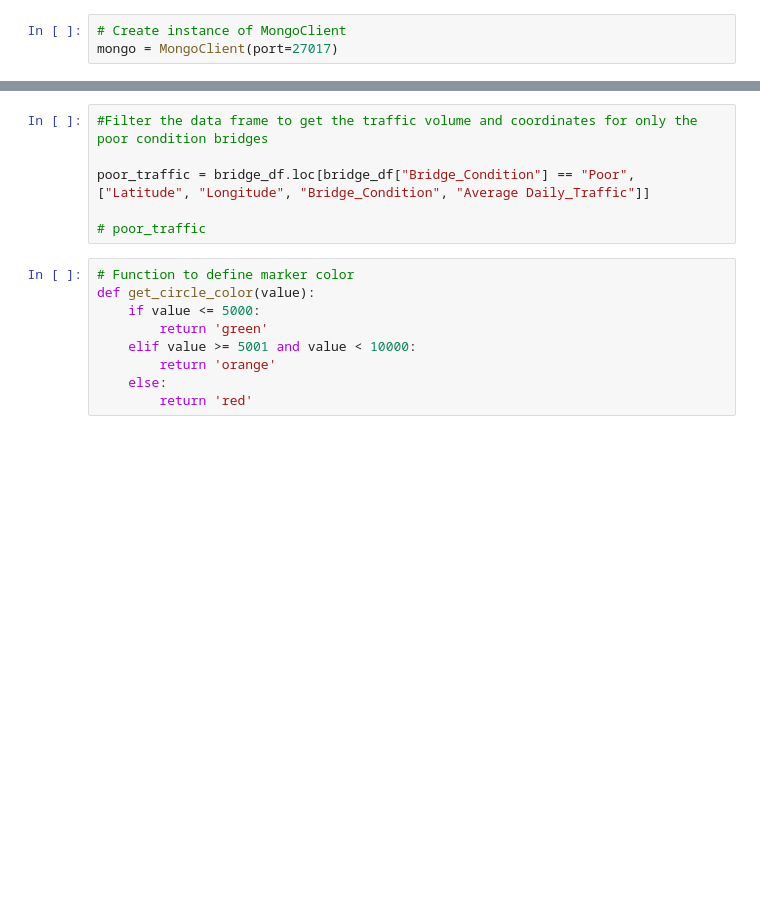
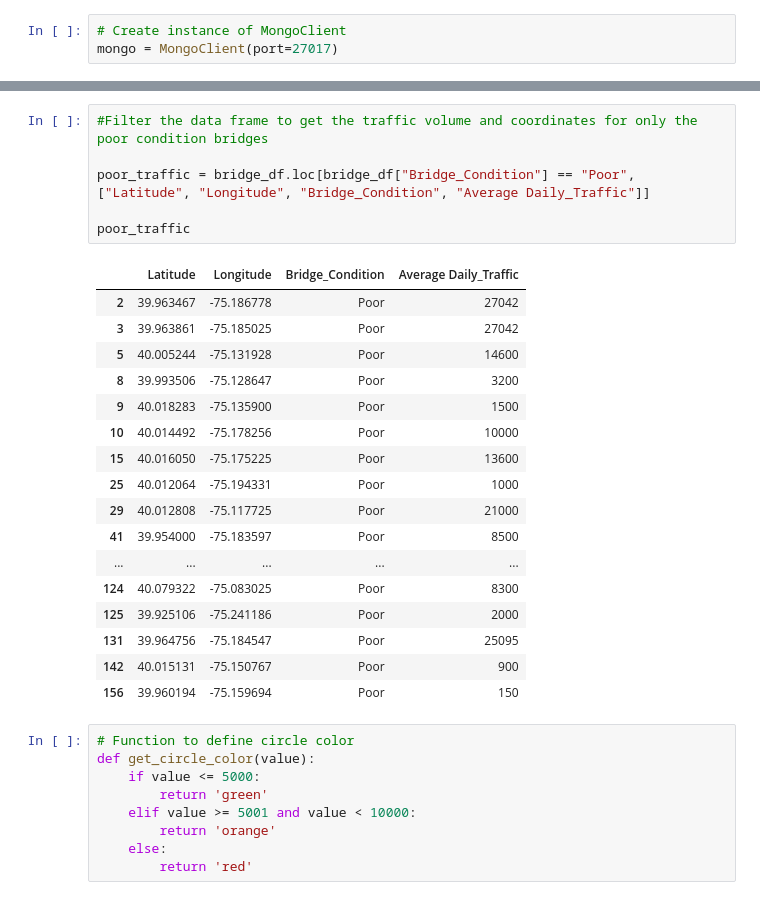
Before and after one commit to PatrickJohnDean/Project-3-Orange-Team, a Jupyter notebook: Data Visualization v.2.ipynb, the cells around one changed output, grey strips where cells are left out. Saved outputs shown, nothing was run; the diff lists cells and outputs as text; blank space fills up the shorter version.

```diff
--- a/Data Visualization v.2.ipynb
+++ b/Data Visualization v.2.ipynb
@@ -22,11 +43,29 @@ folium.TileLayer("cartodbpositron").add_to(myMap)
 # %%
 #Filter the data frame to get the traffic volume and coordinates for only the poor condition bridges
 
 poor_traffic = bridge_df.loc[bridge_df["Bridge_Condition"] == "Poor", ["Latitude", "Longitude", "Bridge_Condition", "Average Daily_Traffic"]]
 
-# poor_traffic
+poor_traffic
+# %% [output]
+|  | Latitude | Longitude | Bridge_Condition | Average Daily_Traffic |
+| 2 | 39.963467 | -75.186778 | Poor | 27042 |
+| 3 | 39.963861 | -75.185025 | Poor | 27042 |
+| 5 | 40.005244 | -75.131928 | Poor | 14600 |
+| 8 | 39.993506 | -75.128647 | Poor | 3200 |
+| 9 | 40.018283 | -75.135900 | Poor | 1500 |
+| 10 | 40.014492 | -75.178256 | Poor | 10000 |
+| 15 | 40.016050 | -75.175225 | Poor | 13600 |
+| 25 | 40.012064 | -75.194331 | Poor | 1000 |
+| 29 | 40.012808 | -75.117725 | Poor | 21000 |
+| 41 | 39.954000 | -75.183597 | Poor | 8500 |
+| ... | ... | ... | ... | ... |
+| 124 | 40.079322 | -75.083025 | Poor | 8300 |
+| 125 | 39.925106 | -75.241186 | Poor | 2000 |
+| 131 | 39.964756 | -75.184547 | Poor | 25095 |
+| 142 | 40.015131 | -75.150767 | Poor | 900 |
+| 156 | 39.960194 | -75.159694 | Poor | 150 |
 # %%
-# Function to define marker color
+# Function to define circle color
 def get_circle_color(value):
     if value <= 5000:
         return 'green'
```
Also changed, not shown: parts of 5 cells of this notebook.
